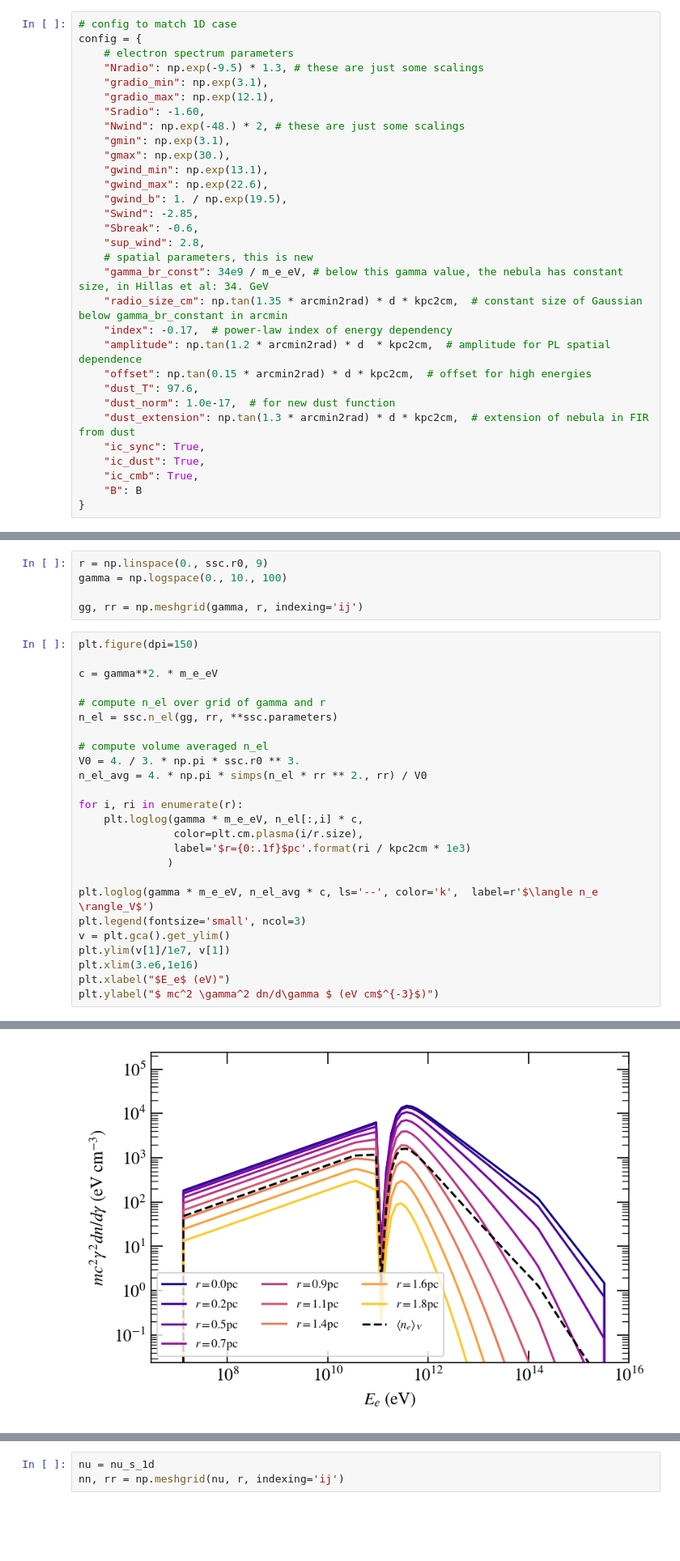
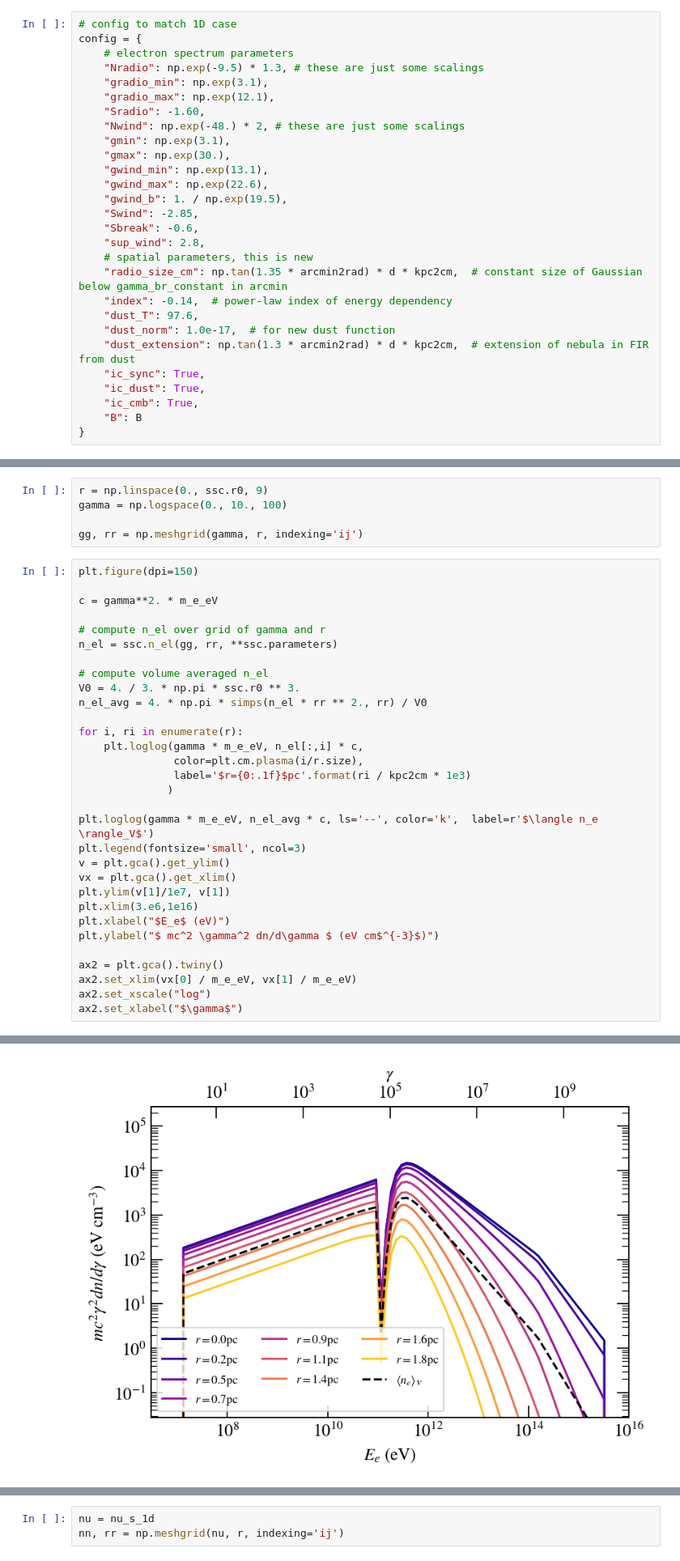
Before and after one commit to me-manu/crabmeyerpy, a Jupyter notebook: notebooks/demo_3d-new-dust.ipynb, the cells around one changed output, grey strips where cells are left out. Shown at 81% size. Saved outputs shown, nothing was run; the diff lists cells and outputs as text; blank space fills up the shorter version.

```diff
--- a/notebooks/demo_3d-new-dust.ipynb
+++ b/notebooks/demo_3d-new-dust.ipynb
@@ -122,11 +127,8 @@ config = {
     "Sbreak": -0.6,
     "sup_wind": 2.8,
     # spatial parameters, this is new
-    "gamma_br_const": 34e9 / m_e_eV, # below this gamma value, the nebula has constant size, in Hillas et al: 34. GeV
     "radio_size_cm": np.tan(1.35 * arcmin2rad) * d * kpc2cm,  # constant size of Gaussian below gamma_br_constant in arcmin
-    "index": -0.17,  # power-law index of energy dependency
-    "amplitude": np.tan(1.2 * arcmin2rad) * d  * kpc2cm,  # amplitude for PL spatial dependence
-    "offset": np.tan(0.15 * arcmin2rad) * d * kpc2cm,  # offset for high energies
+    "index": -0.14,  # power-law index of energy dependency
     "dust_T": 97.6,
     "dust_norm": 1.0e-17,  # for new dust function
     "dust_extension": np.tan(1.3 * arcmin2rad) * d * kpc2cm,  # extension of nebula in FIR from dust
@@ -190,8 +192,14 @@ for i, ri in enumerate(r):
 plt.loglog(gamma * m_e_eV, n_el_avg * c, ls='--', color='k',  label=r'$\langle n_e \rangle_V$')
 plt.legend(fontsize='small', ncol=3)
 v = plt.gca().get_ylim()
+vx = plt.gca().get_xlim()
 plt.ylim(v[1]/1e7, v[1])
 plt.xlim(3.e6,1e16)
 plt.xlabel("$E_e$ (eV)")
 plt.ylabel("$ mc^2 \gamma^2 dn/d\gamma $ (eV cm$^{-3}$)")
+
+ax2 = plt.gca().twiny()
+ax2.set_xlim(vx[0] / m_e_eV, vx[1] / m_e_eV)
+ax2.set_xscale("log")
+ax2.set_xlabel("$\gamma$")
 # %% [output]
@@ -199 +207 @@ Text(0, 0.5, '$ mc^2 \\gamma^2 dn/d\\gamma $ (eV cm$^{-3}$)')
-[figure, old version]
+[figure, new version]
```
Also changed, not shown: parts of 24 cells of this notebook, 3 other files.
